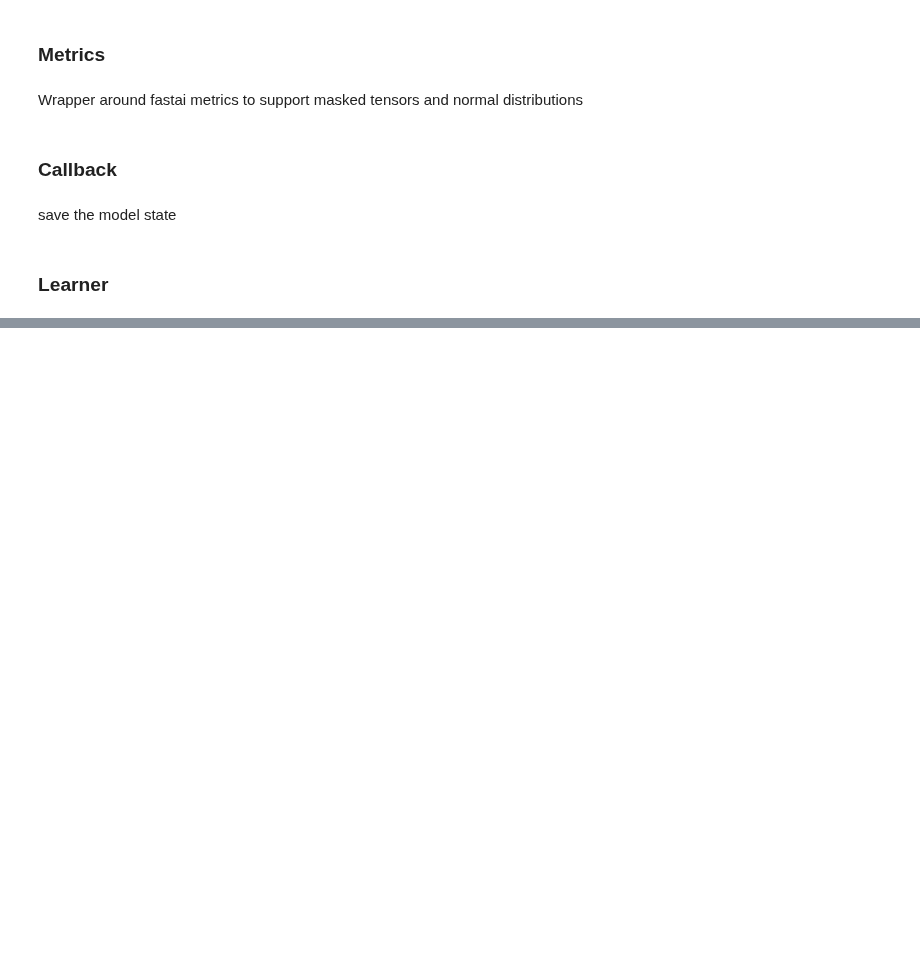
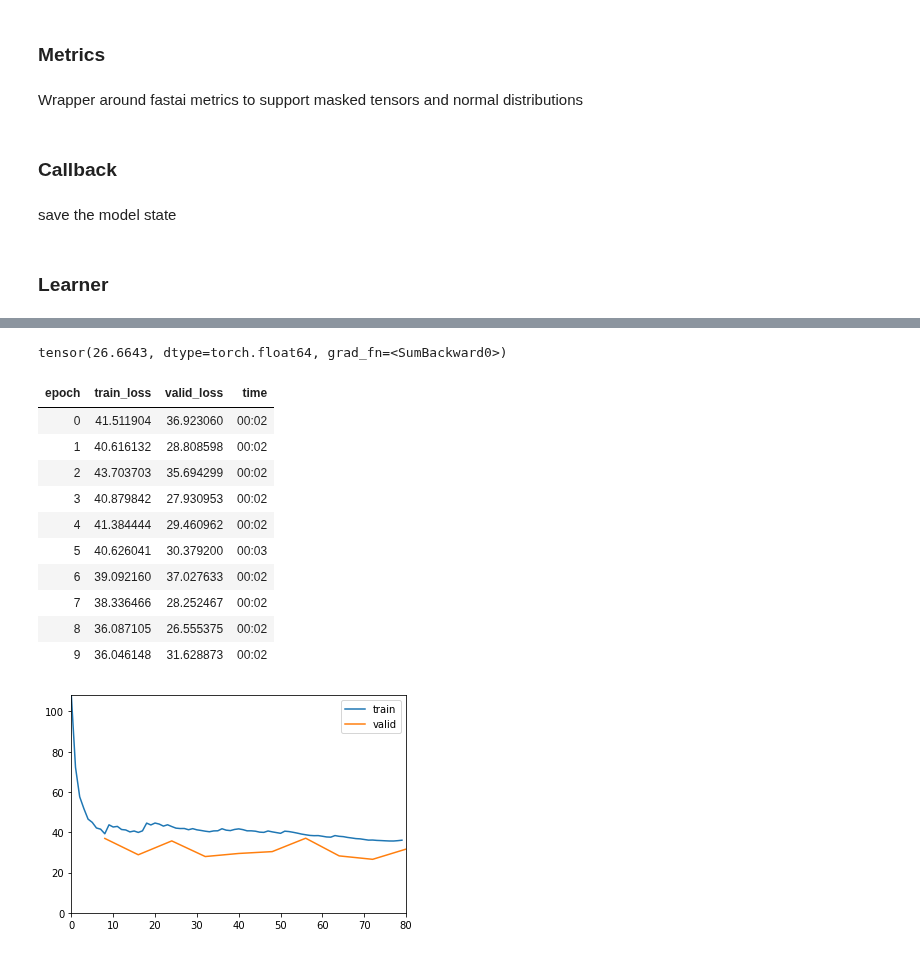
Before and after one commit to mone27/meteo_imp, a Jupyter notebook: lib_nbs/kalman/03_Kalman_fastai.ipynb, the cells around one changed output, grey strips where cells are left out. Drawn from its saved outputs; the diff is of its cells as text; code cells hidden in the pictures; blank space fills up the shorter version.

```diff
--- a/lib_nbs/kalman/03_Kalman_fastai.ipynb
+++ b/lib_nbs/kalman/03_Kalman_fastai.ipynb
@@ -1015,0 +883,4 @@ TypeError: isinstance() arg 2 must be a type, a tuple of types, or a union
+# %%
+model = KalmanFilter(**KalmanFilterTester(dtype=torch.float64).params)
+# %%
+dls = make_dataloader(hai[:2000], 200, 10, bs=1)
@@ -1015,0 +900,27 @@ TypeError: isinstance() arg 2 must be a type, a tuple of types, or a union
+# %%
+imp_ll_loss(pred, target)
+# %% [output]
+tensor(26.6643, dtype=torch.float64, grad_fn=<SumBackward0>)
+# %%
+#| export
+class Float64Callback(Callback):
+    order = Recorder.order + 10 # run
+    def before_fit(self):
+        self.recorder.smooth_loss.val = torch.tensor(0, dtype=torch.float64) # default is a float 32
+# %%
+learn = Learner(dls, model, loss_func=imp_ll_loss, cbs = [ShowGraphCallback, Float64Callback] )
+# %%
+learn.fit(10, 1e-3)
+# %% [output]
+| epoch | train_loss | valid_loss | time |
+| 0 | 41.511904 | 36.923060 | 00:02 |
+| 1 | 40.616132 | 28.808598 | 00:02 |
+| 2 | 43.703703 | 35.694299 | 00:02 |
+| 3 | 40.879842 | 27.930953 | 00:02 |
+| 4 | 41.384444 | 29.460962 | 00:02 |
+| 5 | 40.626041 | 30.379200 | 00:03 |
+| 6 | 39.092160 | 37.027633 | 00:02 |
+| 7 | 38.336466 | 28.252467 | 00:02 |
+| 8 | 36.087105 | 26.555375 | 00:02 |
+| 9 | 36.046148 | 31.628873 | 00:02 |
+[figure, added]
```
Also changed, not shown: parts of 48 cells of this notebook, 7 other files.
